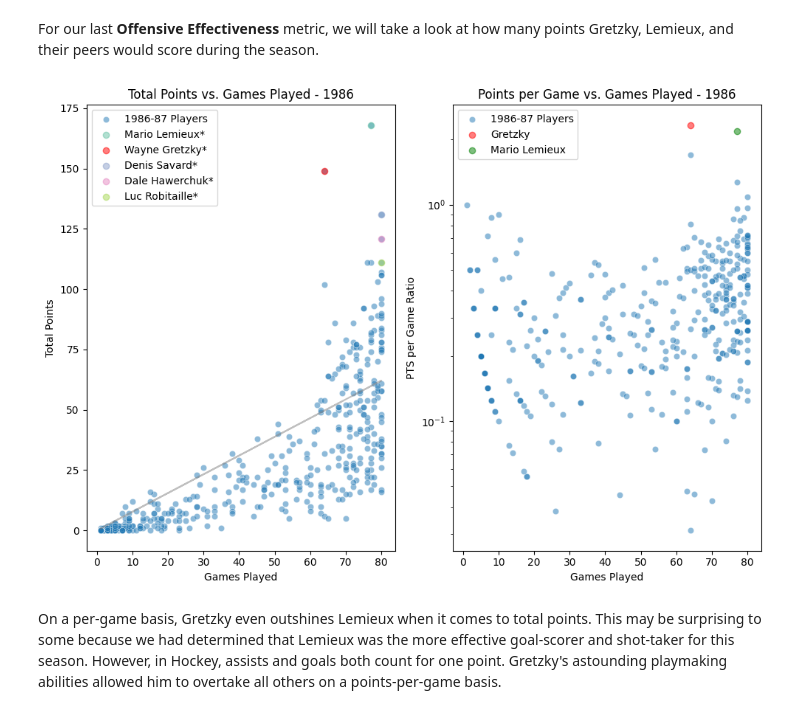
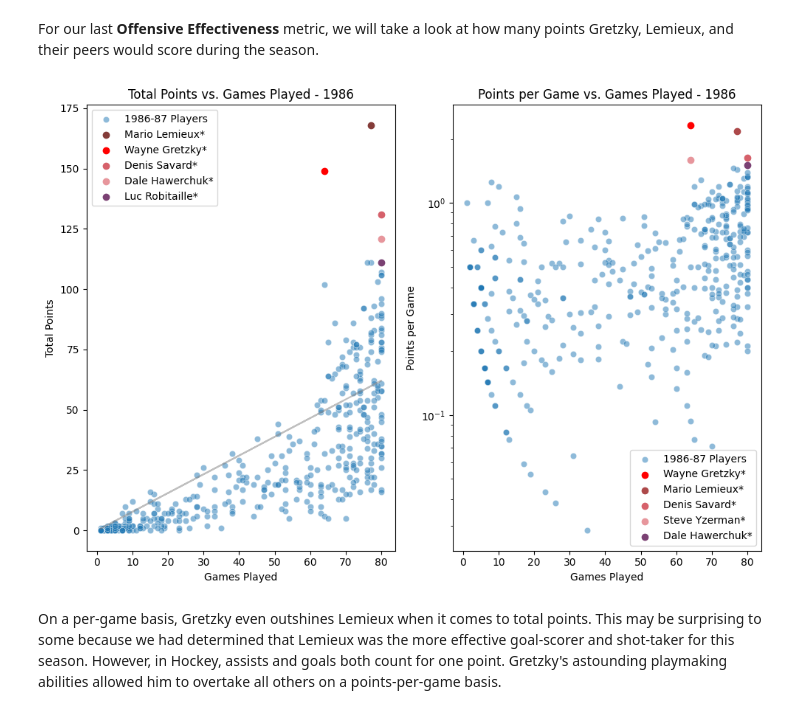
Before and after one commit to philbeet/How-Great-was-The-Great-One, a Jupyter notebook: main.ipynb, the cells around one changed output. Drawn from its saved outputs; the diff is of its cells as text; code cells hidden in the pictures.

```diff
--- a/main.ipynb
+++ b/main.ipynb
@@ -277,28 +281,14 @@ For our last **Offensive Effectiveness** metric, we will take a look at how many
 # %%
 regression_line = get_regression_line(szn_87_df, "GP", "PTS")
 plt.figure(figsize=(10,7))
 ax = plt.subplot(1,2,1)
 ax = plot(ax, szn_87_df, "GP", "PTS", "1986-87 Players", "Total Points vs. Games Played - 1986", "Games Played", "Total Points")
 
-plt.subplot(1,2,2)
-points_per_game_ratio = szn_87_df['PTS']/szn_87_df["GP"]
-
-sns.scatterplot(x=szn_87_df['GP'], y=assists_per_game_ratio, alpha=0.5, label="1986-87 Players")
-plt.yscale("log")
-plt.scatter(szn_87_df[szn_87_df['Player']=="Wayne Gretzky*"]['GP'],
-            szn_87_df[szn_87_df['Player']=="Wayne Gretzky*"]['PTS']/szn_87_df[szn_87_df['Player']=="Wayne Gretzky*"]['GP'],
-            color="red", alpha=0.5, label='Gretzky')
-plt.scatter(szn_87_df[szn_87_df['Player']=="Mario Lemieux*"]['GP'],
-            szn_87_df[szn_87_df['Player']=="Mario Lemieux*"]['PTS']/szn_87_df[szn_87_df['Player']=="Mario Lemieux*"]['GP'],
-            color="green", alpha=0.5,
-            label='Mario Lemieux')
-plt.legend()
-plt.title("Points per Game vs. Games Played - 1986")
-plt.xlabel("Games Played")
-plt.ylabel("PTS per Game Ratio")
+ax2 = plt.subplot(1,2,2)
+ax2 = plotratios(ax2, szn_87_df, "GP", "PTS","1986-87 Players", "Points per Game vs. Games Played - 1986", "Games Played", "Points per Game")
 plt.tight_layout()
 # %% [output]
-[figure, old version]
+[figure, new version]
 # %% [markdown]
 On a per-game basis, Gretzky even outshines Lemieux when it comes to total points. This may be surprising to some because we had determined that Lemieux was the more effective goal-scorer and shot-taker for this season. However, in Hockey, assists and goals both count for one point. Gretzky's astounding playmaking abilities allowed him to overtake all others on a points-per-game basis.
 # %% [markdown]
```
Also changed, not shown: parts of 8 cells of this notebook.
